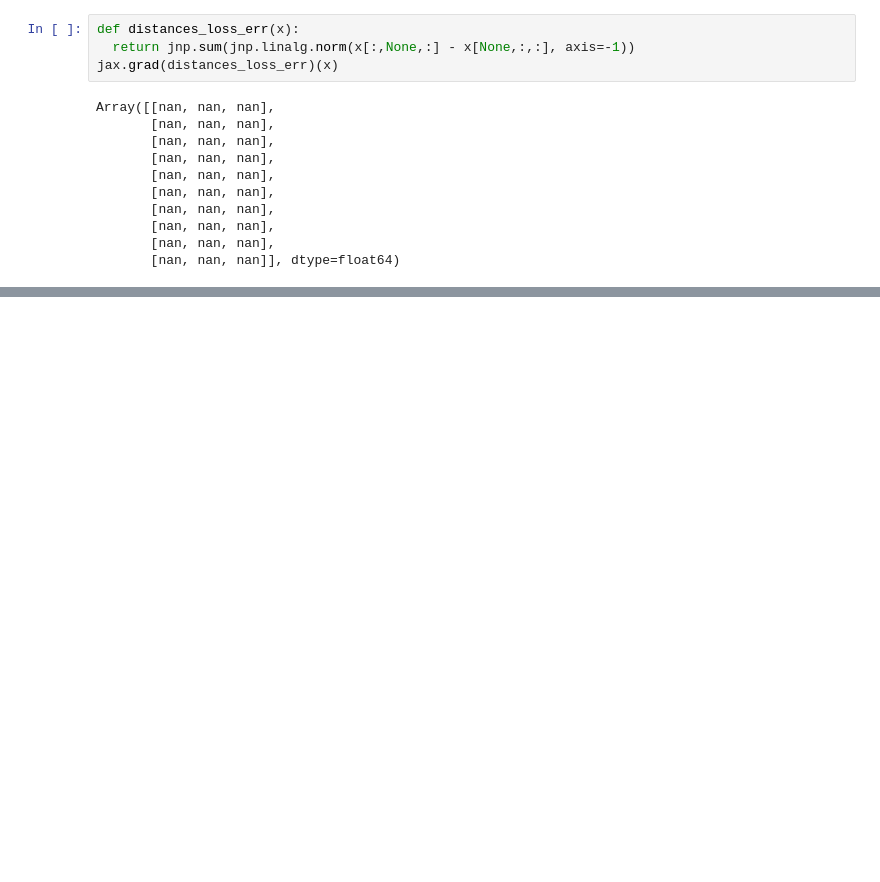
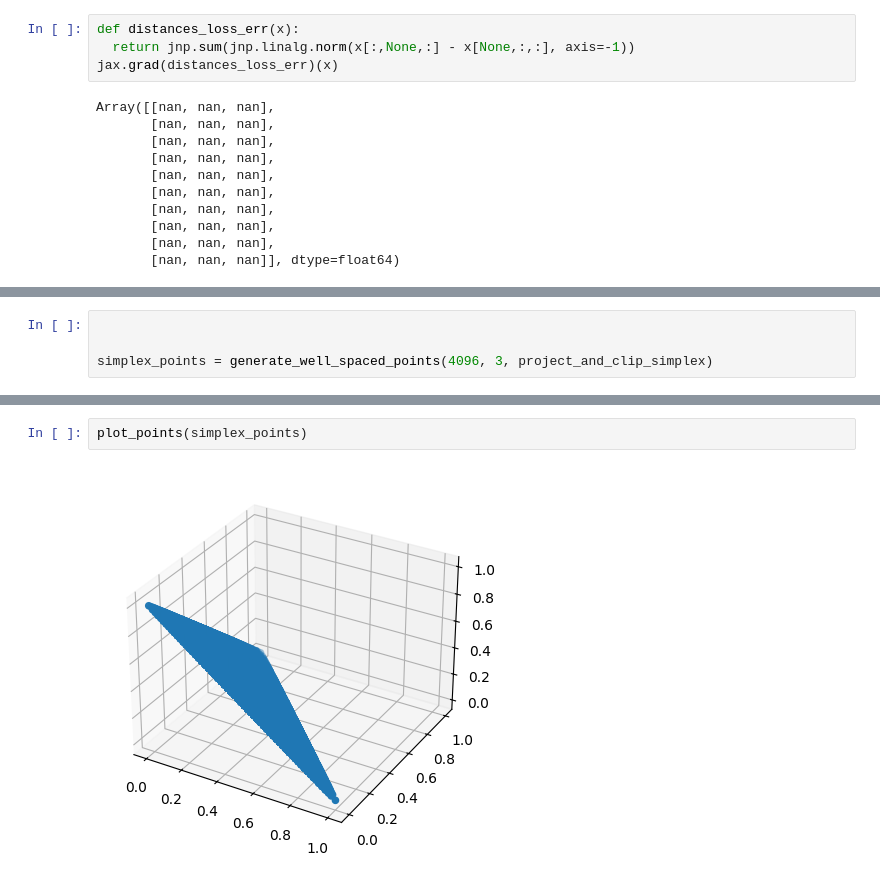
Before and after one commit to MWPainter/thts-plus-plus, a Jupyter notebook: util/generating_points.ipynb, the cells around one changed output, grey strips where cells are left out. Saved outputs shown, nothing was run; the diff lists cells and outputs as text; blank space fills up the shorter version.

```diff
--- a/util/generating_points.ipynb
+++ b/util/generating_points.ipynb
@@ -383,0 +386,4 @@ Array([[nan, nan, nan],
+# %%
+
+
+simplex_points = generate_well_spaced_points(4096, 3, project_and_clip_simplex)
@@ -383,0 +420,4 @@ Array([[nan, nan, nan],
+# %%
+plot_points(simplex_points)
+# %% [output]
+[figure, added]
```
Also changed, not shown: parts of 25 cells of this notebook, 37 other files.
